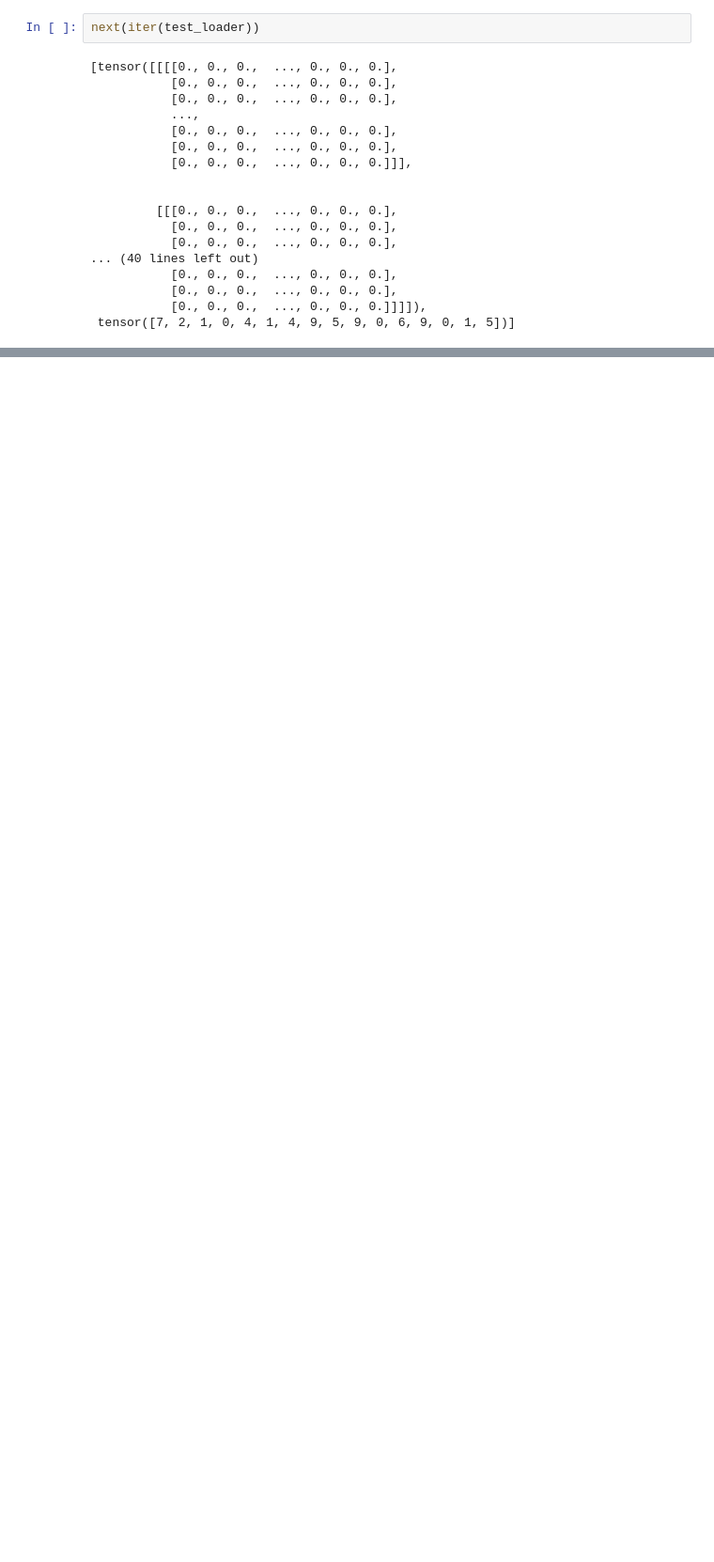
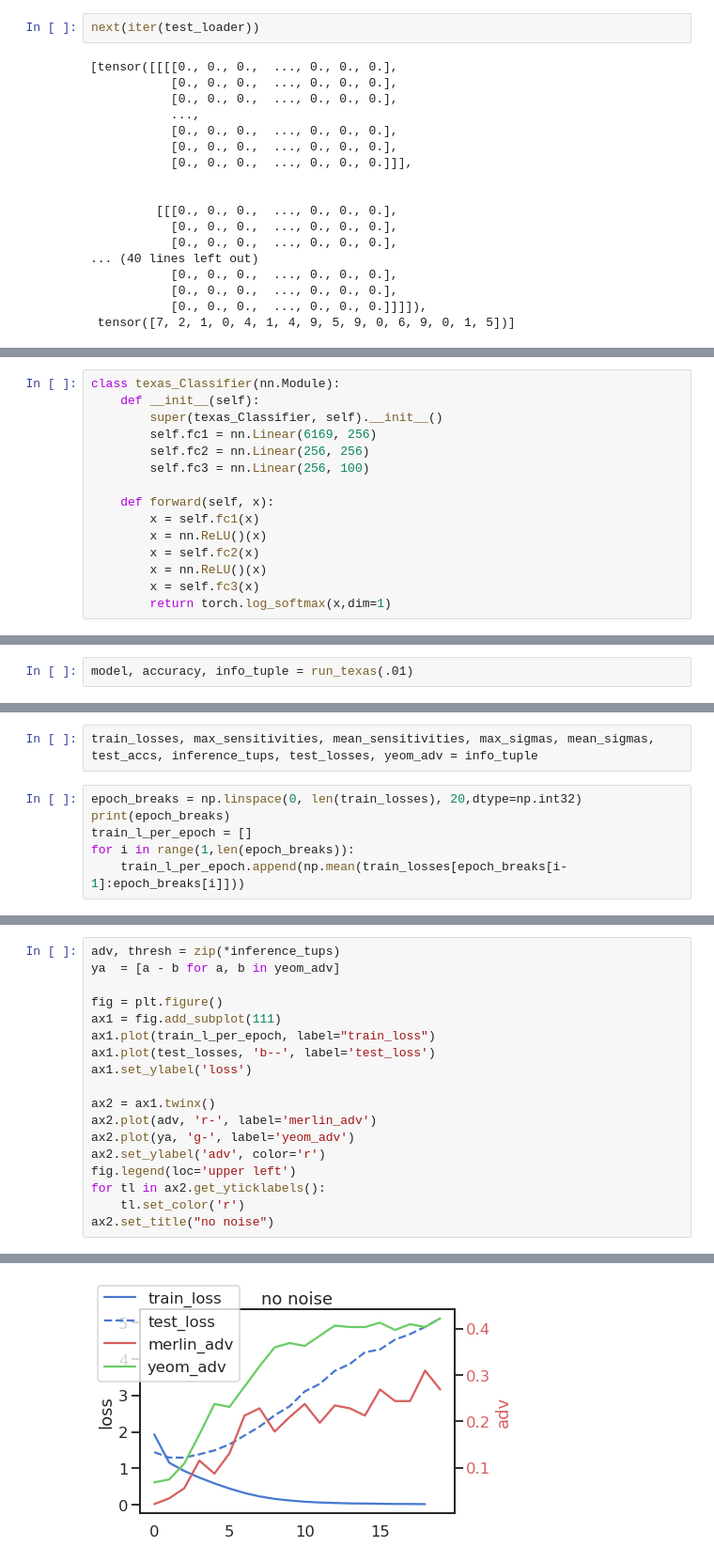
Before and after one commit to twosixlabs/csl, a Jupyter notebook: experiments/immediate_sensitivity/Adult_ImmediateSensitivity_Simple.ipynb, the cells around one changed output, grey strips where cells are left out. Shown at 94% size. Saved outputs shown, nothing was run; the diff lists cells and outputs as text; blank space fills up the shorter version.

Commit message:
preliminary texas results

```diff
--- a/experiments/immediate_sensitivity/Adult_ImmediateSensitivity_Simple.ipynb
+++ b/experiments/immediate_sensitivity/Adult_ImmediateSensitivity_Simple.ipynb
@@ -584,0 +637,15 @@ final_acc, info_tuple = run_mnist(0.1)
+# %%
+class texas_Classifier(nn.Module):
+    def __init__(self):
+        super(texas_Classifier, self).__init__()
+        self.fc1 = nn.Linear(6169, 256)
+        self.fc2 = nn.Linear(256, 256)
+        self.fc3 = nn.Linear(256, 100)
+
+    def forward(self, x):
+        x = self.fc1(x)
+        x = nn.ReLU()(x)
+        x = self.fc2(x)
+        x = nn.ReLU()(x)
+        x = self.fc3(x)
+        return torch.log_softmax(x,dim=1)
@@ -584,0 +732,2 @@ final_acc, info_tuple = run_mnist(0.1)
+# %%
+model, accuracy, info_tuple = run_texas(.01)
@@ -584,0 +752,8 @@ final_acc, info_tuple = run_mnist(0.1)
+# %%
+train_losses, max_sensitivities, mean_sensitivities, max_sigmas, mean_sigmas, test_accs, inference_tups, test_losses, yeom_adv = info_tuple
+# %%
+epoch_breaks = np.linspace(0, len(train_losses), 20,dtype=np.int32)
+print(epoch_breaks)
+train_l_per_epoch = []
+for i in range(1,len(epoch_breaks)):
+    train_l_per_epoch.append(np.mean(train_losses[epoch_breaks[i-1]:epoch_breaks[i]]))
@@ -584,0 +763,19 @@ final_acc, info_tuple = run_mnist(0.1)
+# %%
+adv, thresh = zip(*inference_tups)
+ya  = [a - b for a, b in yeom_adv]
+
+fig = plt.figure()
+ax1 = fig.add_subplot(111)
+ax1.plot(train_l_per_epoch, label="train_loss")
+ax1.plot(test_losses, 'b--', label='test_loss')
+ax1.set_ylabel('loss')
+
+ax2 = ax1.twinx()
+ax2.plot(adv, 'r-', label='merlin_adv')
+ax2.plot(ya, 'g-', label='yeom_adv')
+ax2.set_ylabel('adv', color='r')
+fig.legend(loc='upper left')
+for tl in ax2.get_yticklabels():
+    tl.set_color('r')
+ax2.set_title("no noise")
+# %% [output]
@@ -584,0 +783 @@ final_acc, info_tuple = run_mnist(0.1)
+[figure, added]
```
Also changed, not shown: parts of 41 cells of this notebook, 2 other files.
